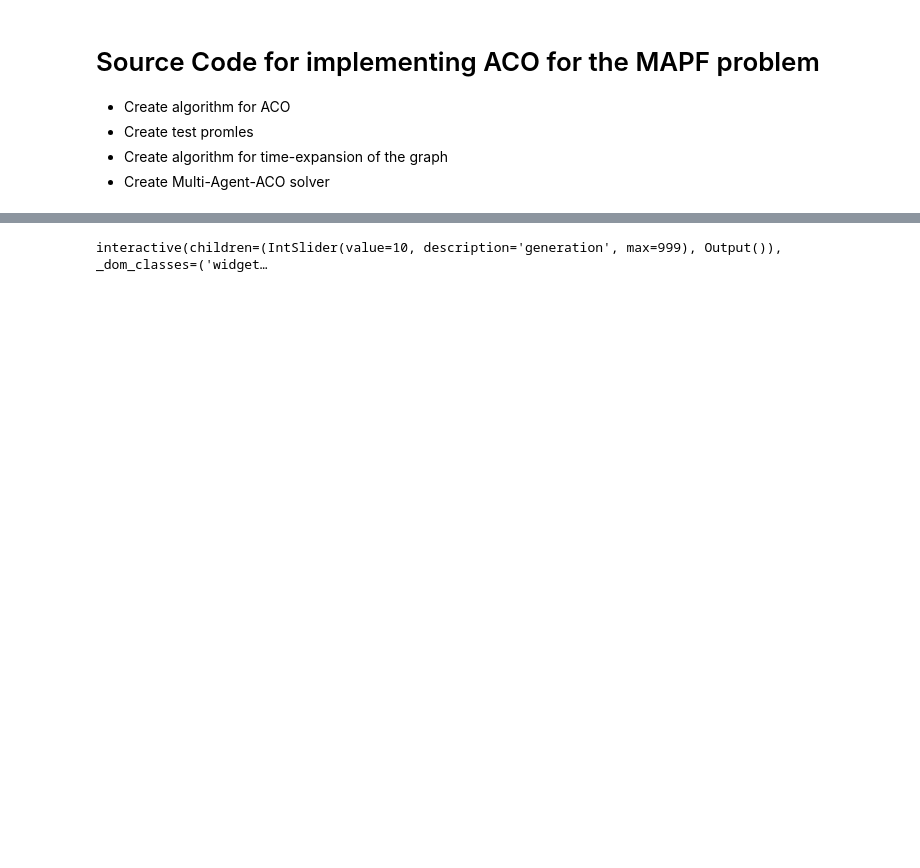
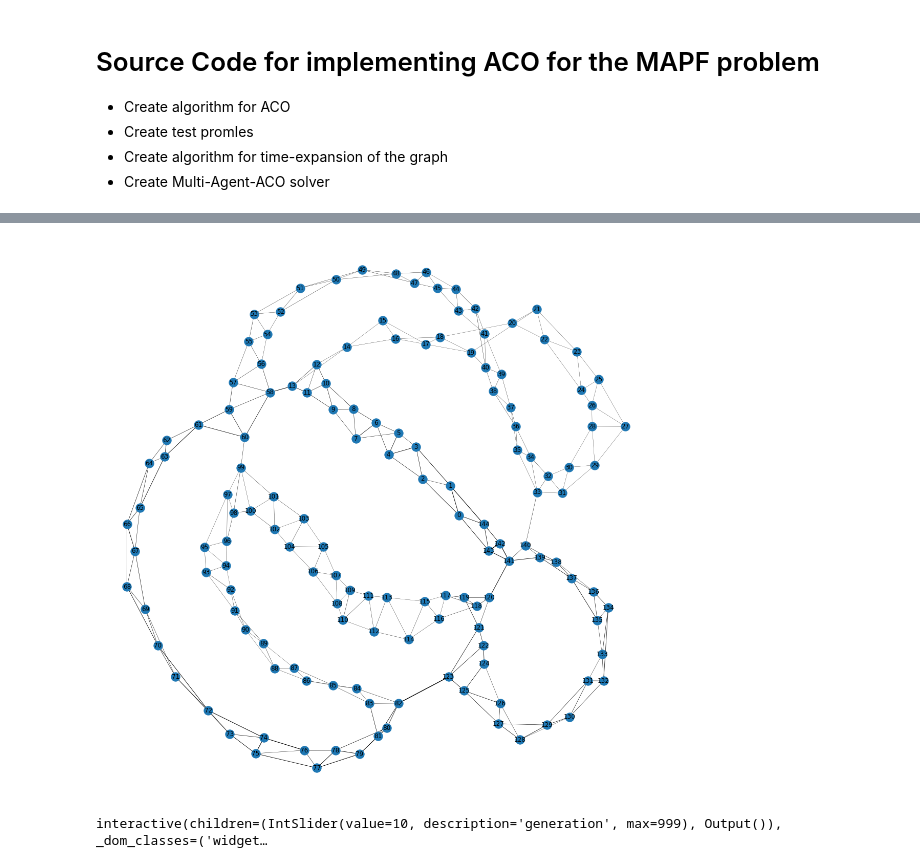
Before and after one commit to ovgu-FINken/ACO-MAPF, a Jupyter notebook: MAPF-ACO.ipynb, the cells around one changed output, grey strips where cells are left out. Saved outputs shown, nothing was run; the diff lists cells and outputs as text; code cells hidden in the pictures; blank space fills up the shorter version.

```diff
--- a/MAPF-ACO.ipynb
+++ b/MAPF-ACO.ipynb
@@ -191,3 +303,7 @@ plt.show()
+# %%
+aco.draw_pheromones(label=False)
+# %% [output]
+[figure, added]
 # %%
 def drawfunction(generation):
     plt.figure(figsize=(15,15))
```
Also changed, not shown: parts of 13 cells of this notebook.
